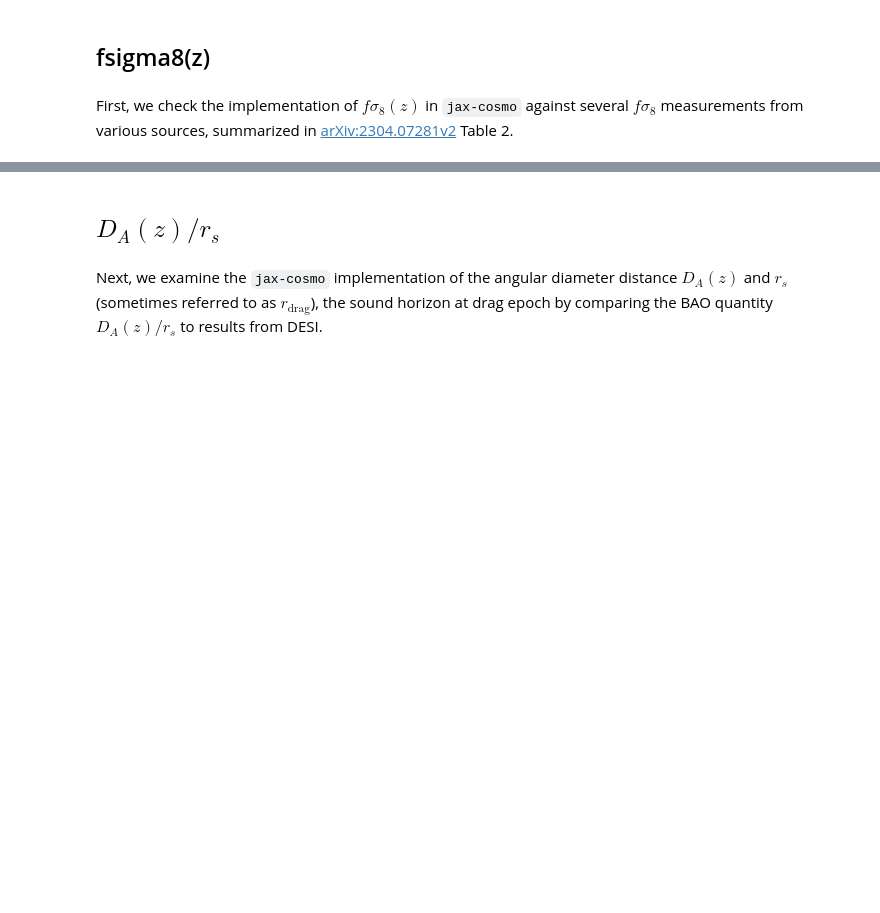
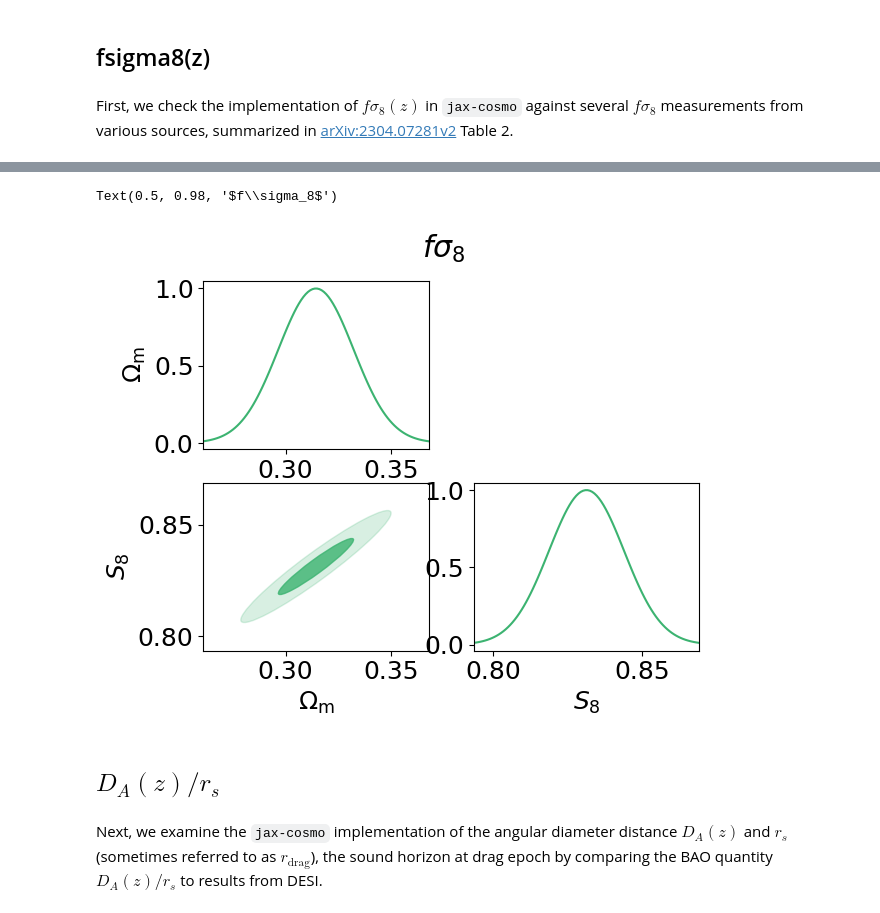
Before and after one commit to cmatties/CAMB-Workbook, a Jupyter notebook: fsigma8-BAO.ipynb, the cells around one changed output, grey strips where cells are left out. Drawn from its saved outputs; the diff is of its cells as text; code cells hidden in the pictures; blank space fills up the shorter version.

```diff
--- a/fsigma8-BAO.ipynb
+++ b/fsigma8-BAO.ipynb
@@ -179,3 +310,22 @@ print(jacobian)
+# %%
+plt.rcParams.update({'font.size' : 18})
+fig= plt.figure()
+for i in range(extract_params):
+    for j in range(extract_params):
+        if j<i:
+            plt.subplot(extract_params,extract_params,i*extract_params+j+1)
+            plot_contours(fisher_inv, fid_params, np.array([j,i]),fill=True,antialiased=True,color='mediumseagreen')
+        if j==i:
+            plt.subplot(extract_params, extract_params, i*extract_params+j+1)
+            plot_Gaussian(fisher_inv, fid_params, i, color='mediumseagreen')
+        if i == extract_params - 1:
+            plt.xlabel(param_names[j])
+        if j == 0:
+            plt.ylabel(param_names[i])
+fig.suptitle(r'$f\sigma_8$')
+# %% [output]
+Text(0.5, 0.98, '$f\\sigma_8$')
+[figure, added]
 # %% [markdown]
 ## $D_A(z)/r_s$
 # %% [markdown]
```
Also changed, not shown: parts of 33 cells of this notebook.
